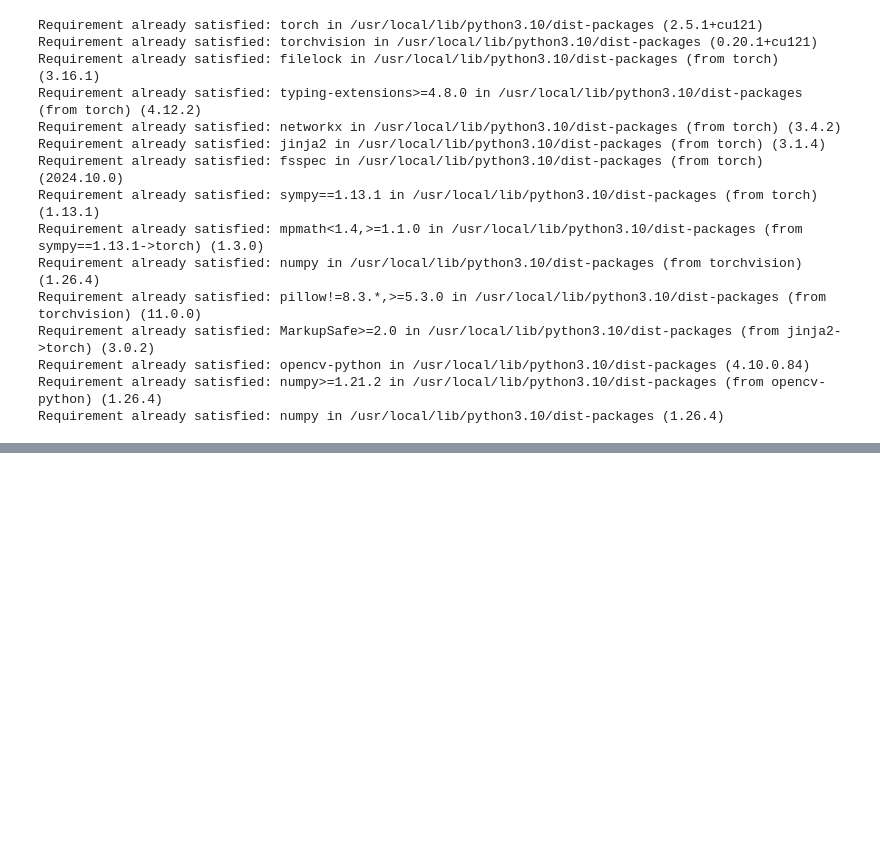
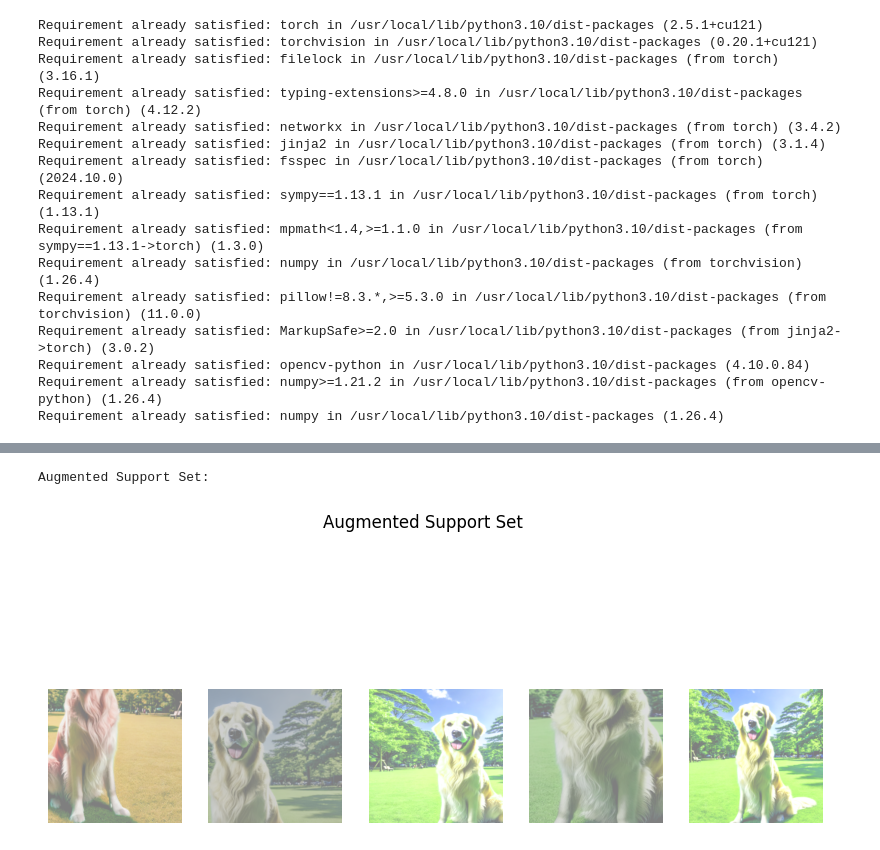
Before and after one commit to deun115/20242R0136COSE47402, a Jupyter notebook: FinalProject/FinalProject.ipynb, the cells around one changed output, grey strips where cells are left out. Saved outputs shown, nothing was run; the diff lists cells and outputs as text; code cells hidden in the pictures; blank space fills up the shorter version.

```diff
--- a/FinalProject/FinalProject.ipynb
+++ b/FinalProject/FinalProject.ipynb
@@ -136,0 +265,80 @@ Successfully installed clip-1.0 ftfy-6.3.1
+# %%
+if __name__ == "__main__":
+    # Support 이미지 및 텍스트 준비
+    support_image_path = "dog.jpg"
+    support_text = "a photo of a dog"
+    support_images = augment_support_set(support_image_path, num_variations=5)
+    support_texts = [support_text] * len(support_images)
+
+    # Query 이미지 및 레이블 준비
+    query_image_paths = ["query_dog.jpg", "query_cat.jpg"]
+    query_texts = ["a photo of a dog", "a photo of a cat"]
+    query_images = [Image.open(path).convert("RGB") for path in query_image_paths]
+    query_labels = [0, 1]  # 0: Dog, 1: Cat
+
+    # Support Set 시각화
+    print("Augmented Support Set:")
+    plt.figure(figsize=(10, 5))
+    for i, img_tensor in enumerate(support_images):
+        img = img_tensor.permute(1, 2, 0).numpy()  # Tensor를 이미지로 변환
+        img = (img * 0.5 + 0.5).clip(0, 1)  # 정규화 해제
+        plt.subplot(1, len(support_images), i + 1)
+        plt.imshow(img)
+        plt.axis("off")
+    plt.suptitle("Augmented Support Set")
+    plt.show()
+
+    # Query 이미지 시각화
+    print("Query Images:")
+    plt.figure(figsize=(10, 5))
+    for i, query_image in enumerate(query_images):
+        plt.subplot(1, len(query_images), i + 1)
+        plt.imshow(query_image)
+        plt.title(f"Query: {query_texts[i]}")
+        plt.axis("off")
+    plt.suptitle("Query Images")
+    plt.show()
+
+    # Few-Shot 학습
+    predictions_with_support = []
+    predictions_without_support = []
+
+    print("\nPredictions for each query image:")
+    for i, (query_image, query_label) in enumerate(zip(query_images, query_labels)):
+        # Query 이미지 하나와 레이블 하나만 전달
+        pred_with_support = few_shot_learning(support_images, support_texts, [query_image], [query_label])
+        pred_without_support = few_shot_learning([], query_texts, [query_image], [query_label])
+
+        predictions_with_support.append(pred_with_support)
+        predictions_without_support.append(pred_without_support)
+
+        # 예측 결과 출력
+        print(f"Query Image {i + 1}:")
+        print(f"  Ground Truth: {query_texts[query_label]} ({query_label})")
+        print(f"  Predicted with Support Set: {support_texts[int(pred_with_support)]} ({int(pred_with_support)})")
+        print(f"  Predicted without Support Set: {query_texts[int(pred_without_support)]} ({int(pred_without_support)})")
+
+    # 결과 출력
+    print("\nMetrics with Support Set:")
+    calculate_metrics(query_labels, predictions_with_support, ["dog", "cat"])
+
+    print("\nMetrics without Support Set:")
+    calculate_metrics(query_labels, predictions_without_support, ["dog", "cat"])
+
+    # Prototype 기반 학습
+    print("Calculating Prototypes for Support Set...")
+    # Prototype 기반 학습
+    support_labels = [0] * len(support_images)  # 모든 Support 이미지는 Dog 클래스
+    prototypes = calculate_prototypes(support_images, support_labels)
+
+    predictions = []
+    for query_image, query_label in zip(query_images, query_labels):
+        pred_label = few_shot_with_prototypes(prototypes, query_image, query_label)
+        predictions.append(pred_label)
+
+    # 성능 평가
+    print("Prototype-Based Few-Shot Metrics:")
+    calculate_metrics(query_labels, predictions, ["dog", "cat"])
+# %% [output]
+Augmented Support Set:
+[figure, added]
```
Also changed, not shown: parts of 12 cells of this notebook.
